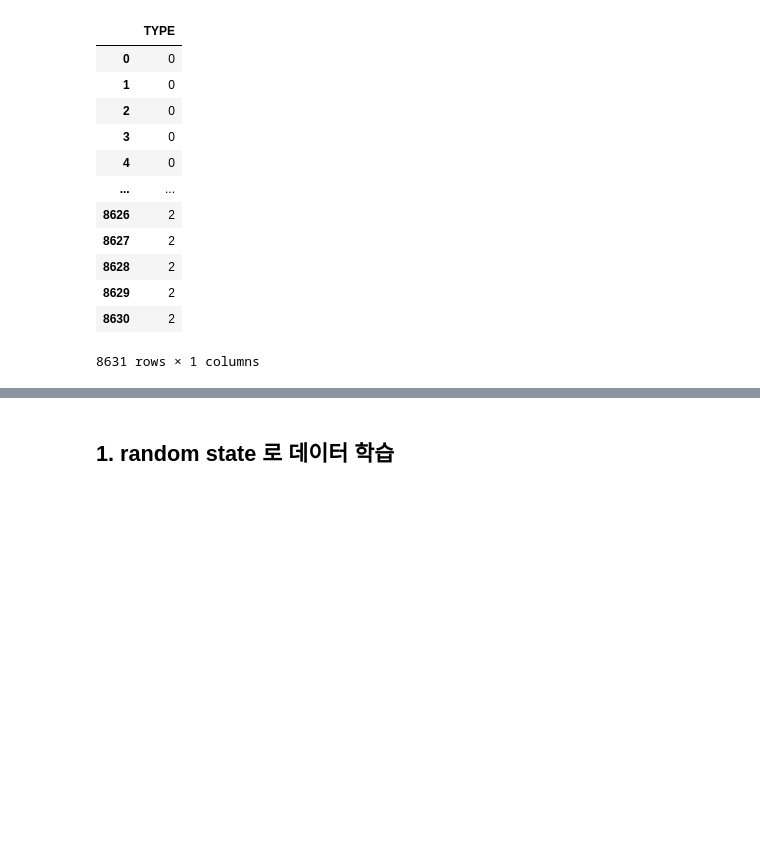
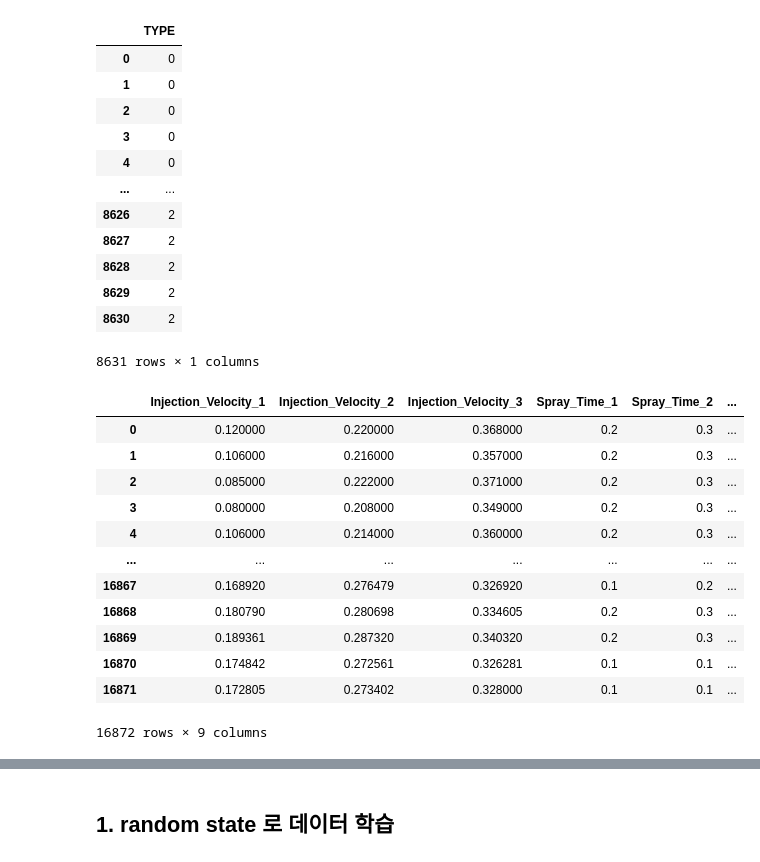
Before and after one commit to IceBear9028/TermProject-main, a Jupyter notebook: EDA/Xgboost_classfier.ipynb, the cells around one changed output, grey strips where cells are left out. Saved outputs shown, nothing was run; the diff lists cells and outputs as text; code cells hidden in the pictures; blank space fills up the shorter version.

```diff
--- a/EDA/Xgboost_classfier.ipynb
+++ b/EDA/Xgboost_classfier.ipynb
@@ -58,3 +57,26 @@ Y
 | 8629 | 2 |
 | 8630 | 2 |
 8631 rows × 1 columns
+# %%
+# 전처리 데이터 불러오기
+
+X_smote = pd.read_csv('../data_refine/smote_IQR_X1.csv', index_col=0)
+Y_smote = pd.read_csv('../data_refine/smote_IQR_Y1.csv', index_col=0)
+X_zscore = pd.read_csv('../data_refine/smote_zscore_X1.csv', index_col=0)
+Y_zscore = pd.read_csv('../data_refine/smote_zscore_Y1.csv', index_col=0)
+# %%
+X_smote
+# %% [output]
+|  | Injection_Velocity_1 | Injection_Velocity_2 | Injection_Velocity_3 | Spray_Time_1 | Spray_Time_2 | ... |
+| 0 | 0.120000 | 0.220000 | 0.368000 | 0.2 | 0.3 | ... |
+| 1 | 0.106000 | 0.216000 | 0.357000 | 0.2 | 0.3 | ... |
+| 2 | 0.085000 | 0.222000 | 0.371000 | 0.2 | 0.3 | ... |
+| 3 | 0.080000 | 0.208000 | 0.349000 | 0.2 | 0.3 | ... |
+| 4 | 0.106000 | 0.214000 | 0.360000 | 0.2 | 0.3 | ... |
+| ... | ... | ... | ... | ... | ... | ... |
+| 16867 | 0.168920 | 0.276479 | 0.326920 | 0.1 | 0.2 | ... |
+| 16868 | 0.180790 | 0.280698 | 0.334605 | 0.2 | 0.3 | ... |
+| 16869 | 0.189361 | 0.287320 | 0.340320 | 0.2 | 0.3 | ... |
+| 16870 | 0.174842 | 0.272561 | 0.326281 | 0.1 | 0.1 | ... |
+| 16871 | 0.172805 | 0.273402 | 0.328000 | 0.1 | 0.1 | ... |
+16872 rows × 9 columns
```
Also changed, not shown: parts of 35 cells of this notebook, 9 other files.
